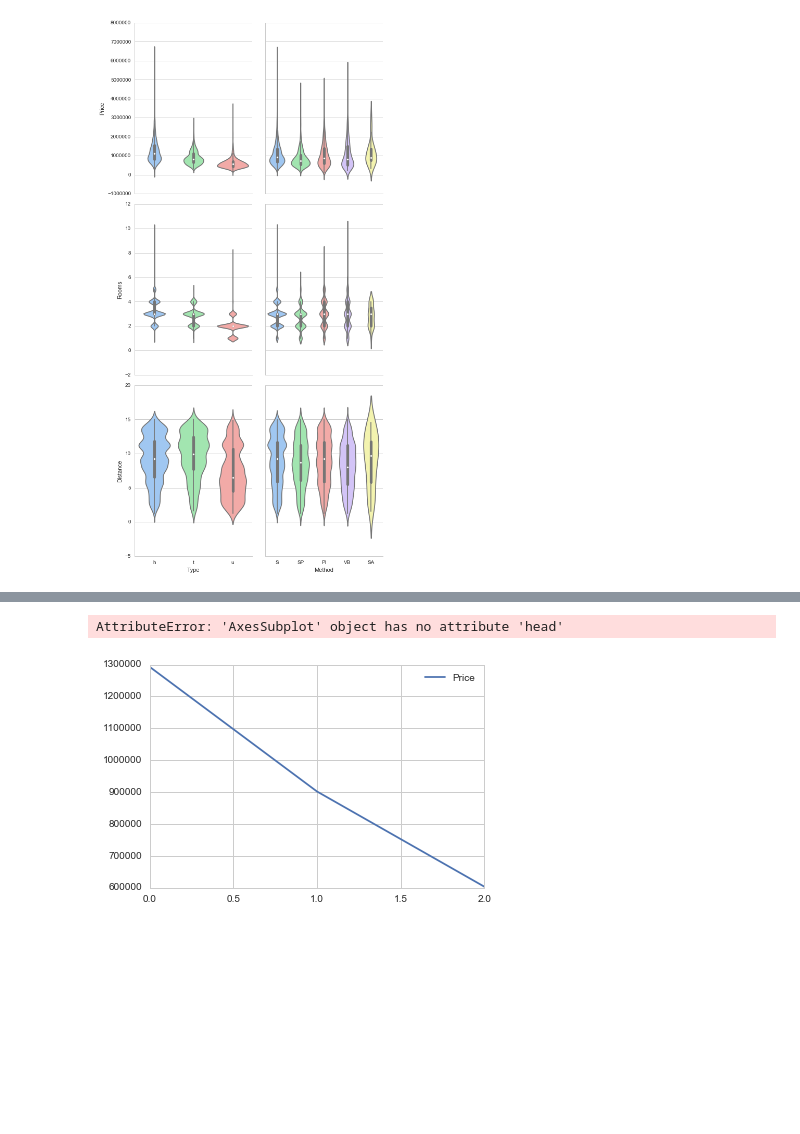
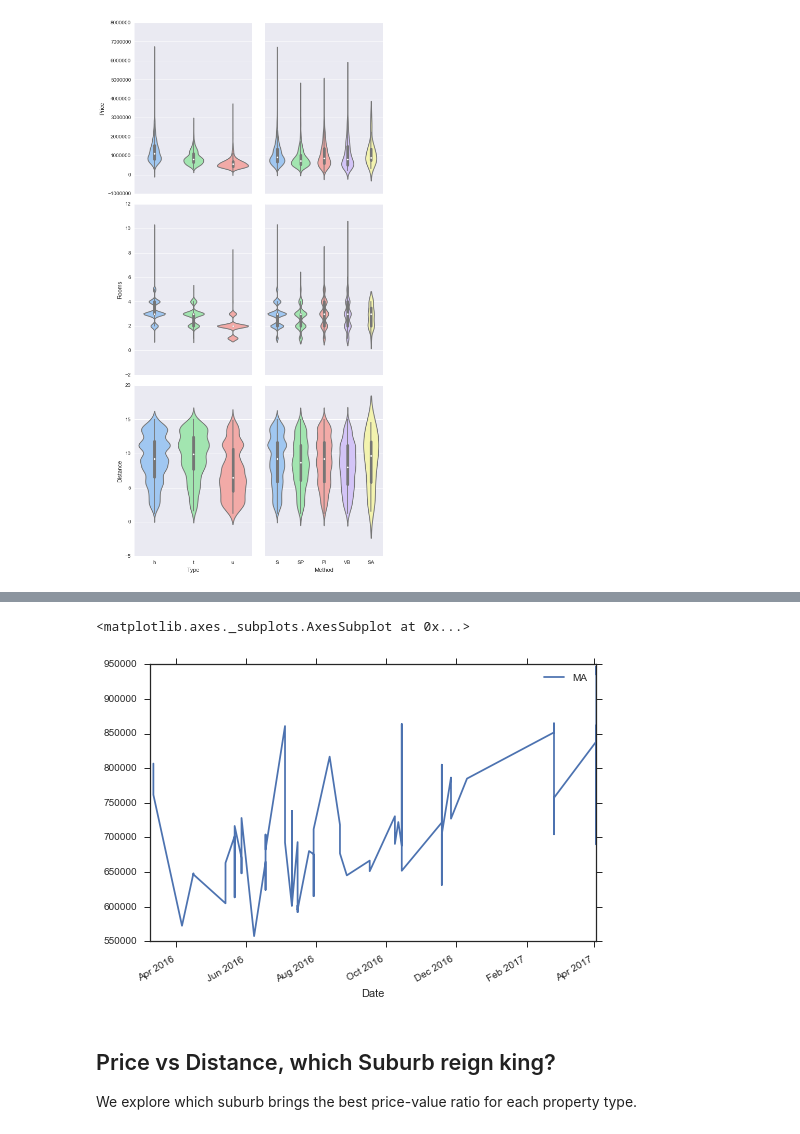
Before and after one commit to bencxs/melbourne-housing-market, a Jupyter notebook: 0_extract_and_data_viz.ipynb, the cells around one changed output, grey strips where cells are left out. Saved outputs shown, nothing was run; the diff lists cells and outputs as text; code cells hidden in the pictures; blank space fills up the shorter version.

Commit message:
feat: Add suburb price-distance analysis

```diff
--- a/0_extract_and_data_viz.ipynb
+++ b/0_extract_and_data_viz.ipynb
@@ -242,6 +242,8 @@ Date        datetime64[ns]
 Distance           float64
 dtype: object
 # %%
+sns.set(style="whitegrid")
+
 sns.FacetGrid(df, hue="Type", size=8) \
    .map(plt.scatter, "Distance", "Rooms") \
    .add_legend()
@@ -391,10 +393,18 @@ s.savefig('output.png')
-# %%
-# Plotting the change of prices by suburb and property types over time
-
-#sns.tsplot(df1, time='Date', condition='Type', value='Price')
-
-df1.set_index('Date').groupby('Type', as_index=False)['Price'].mean().plot()
-#p = p.pivot_table(values="Price", index='Suburb', columns='Type')
-# %% [output]
-AttributeError: 'AxesSubplot' object has no attribute 'head'
-[figure, removed]
+# %%
+# Plotting the change of prices by suburb and property types over time
+
+te = df1[df1["Suburb"] == "Sunshine"]
+te = te[te["Type"] == "h"]
+#te = te[te["Rooms"] == 2]
+#te.sort_values(by='Date')
+te["MA"] = te["Price"].rolling(window=3, center=False).mean()
+#display(te[0:60])
+
+te.plot(x="Date", y="MA")
+# %% [output]
+<matplotlib.axes._subplots.AxesSubplot at 0x...>
+[figure, added]
+# %% [markdown]
+## Price vs Distance, which Suburb reign king?
+
+We explore which suburb brings the best price-value ratio for each property type.
```
Also changed, not shown: parts of 15 cells of this notebook.
